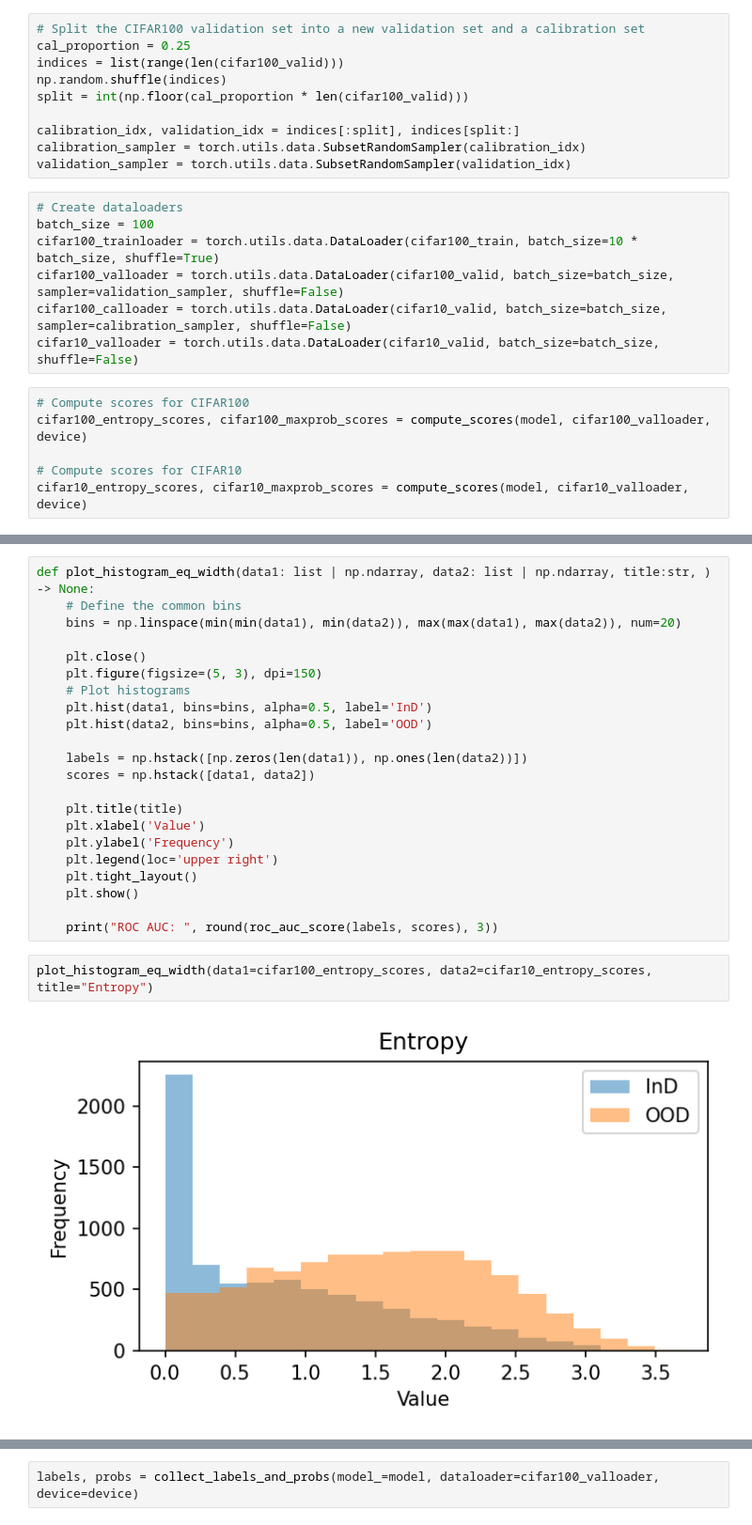
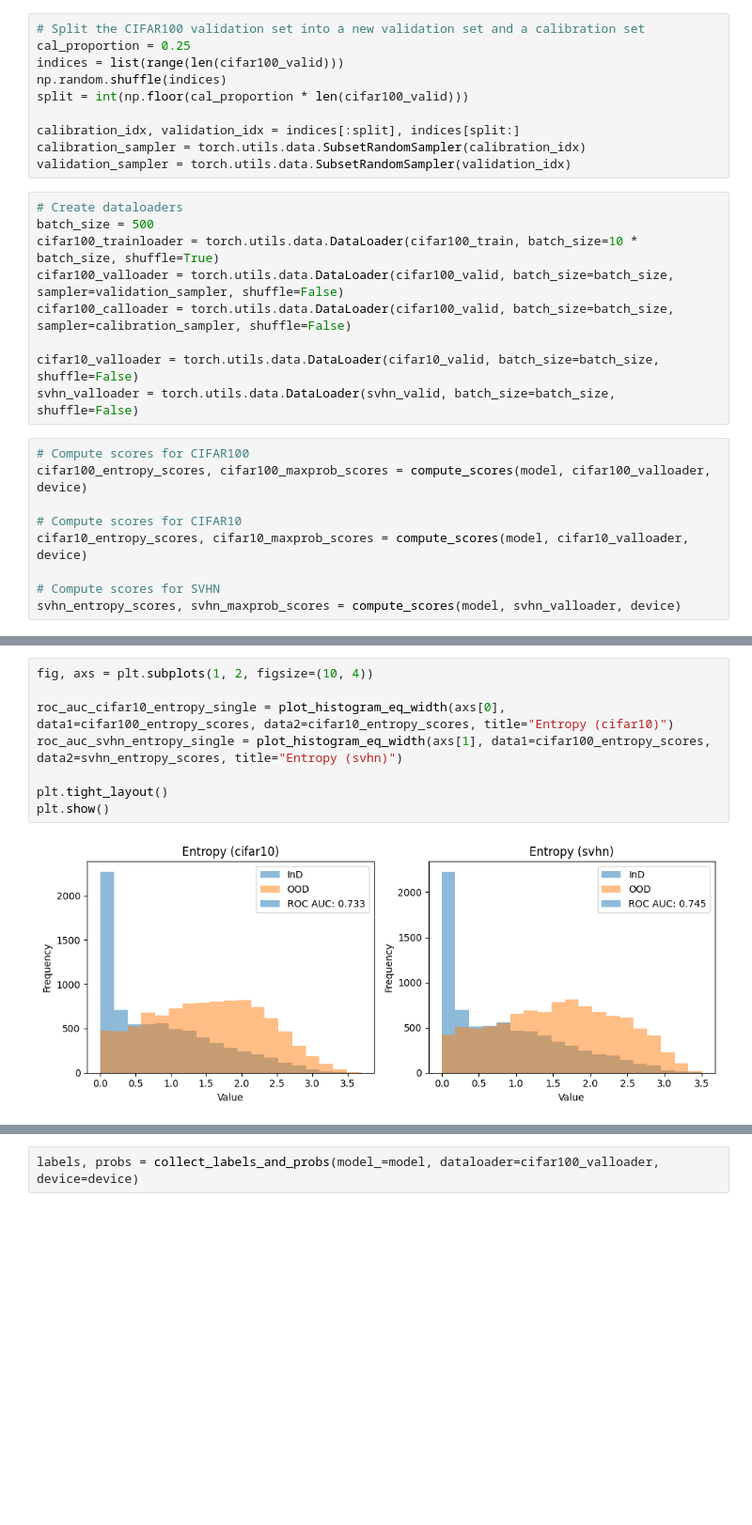
Before and after one commit to nkotelevskii/helpers, a Jupyter notebook: Uncertainty_quantification_seminar.ipynb, the cells around one changed output, grey strips where cells are left out. Shown at 94% size. Drawn from its saved outputs; the diff is of its cells as text; blank space fills up the shorter version.

```diff
--- a/Uncertainty_quantification_seminar.ipynb
+++ b/Uncertainty_quantification_seminar.ipynb
@@ -134,14 +149,19 @@ calibration_sampler = torch.utils.data.SubsetRandomSampler(calibration_idx)
 validation_sampler = torch.utils.data.SubsetRandomSampler(validation_idx)
 # %%
 # Create dataloaders
-batch_size = 100
+batch_size = 500
 cifar100_trainloader = torch.utils.data.DataLoader(cifar100_train, batch_size=10 * batch_size, shuffle=True)
 cifar100_valloader = torch.utils.data.DataLoader(cifar100_valid, batch_size=batch_size, sampler=validation_sampler, shuffle=False)
-cifar100_calloader = torch.utils.data.DataLoader(cifar10_valid, batch_size=batch_size, sampler=calibration_sampler, shuffle=False)
+cifar100_calloader = torch.utils.data.DataLoader(cifar100_valid, batch_size=batch_size, sampler=calibration_sampler, shuffle=False)
+
 cifar10_valloader = torch.utils.data.DataLoader(cifar10_valid, batch_size=batch_size, shuffle=False)
+svhn_valloader = torch.utils.data.DataLoader(svhn_valid, batch_size=batch_size, shuffle=False)
 # %%
 # Compute scores for CIFAR100
 cifar100_entropy_scores, cifar100_maxprob_scores = compute_scores(model, cifar100_valloader, device)
 
 # Compute scores for CIFAR10
 cifar10_entropy_scores, cifar10_maxprob_scores = compute_scores(model, cifar10_valloader, device)
+
+# Compute scores for SVHN
+svhn_entropy_scores, svhn_maxprob_scores = compute_scores(model, svhn_valloader, device)
@@ -151,26 +168,10 @@ from sklearn.metrics import roc_auc_score
-# %%
-def plot_histogram_eq_width(data1: list | np.ndarray, data2: list | np.ndarray, title:str, ) -> None:
-    # Define the common bins
-    bins = np.linspace(min(min(data1), min(data2)), max(max(data1), max(data2)), num=20)
-
-    plt.close()
-    plt.figure(figsize=(5, 3), dpi=150)
-    # Plot histograms
-    plt.hist(data1, bins=bins, alpha=0.5, label='InD')
-    plt.hist(data2, bins=bins, alpha=0.5, label='OOD')
-
-    labels = np.hstack([np.zeros(len(data1)), np.ones(len(data2))])
-    scores = np.hstack([data1, data2])
-
-    plt.title(title)
-    plt.xlabel('Value')
-    plt.ylabel('Frequency')
-    plt.legend(loc='upper right')
-    plt.tight_layout()
-    plt.show()
-
-    print("ROC AUC: ", round(roc_auc_score(labels, scores), 3))
 # %%
-plot_histogram_eq_width(data1=cifar100_entropy_scores, data2=cifar10_entropy_scores, title="Entropy")
+fig, axs = plt.subplots(1, 2, figsize=(10, 4))
+
+roc_auc_cifar10_entropy_single = plot_histogram_eq_width(axs[0], data1=cifar100_entropy_scores, data2=cifar10_entropy_scores, title="Entropy (cifar10)")
+roc_auc_svhn_entropy_single = plot_histogram_eq_width(axs[1], data1=cifar100_entropy_scores, data2=svhn_entropy_scores, title="Entropy (svhn)")
+
+plt.tight_layout()
+plt.show()
 # %% [output]
-[figure, old version]
+[figure, new version]
```
Also changed, not shown: parts of 128 cells of this notebook.
